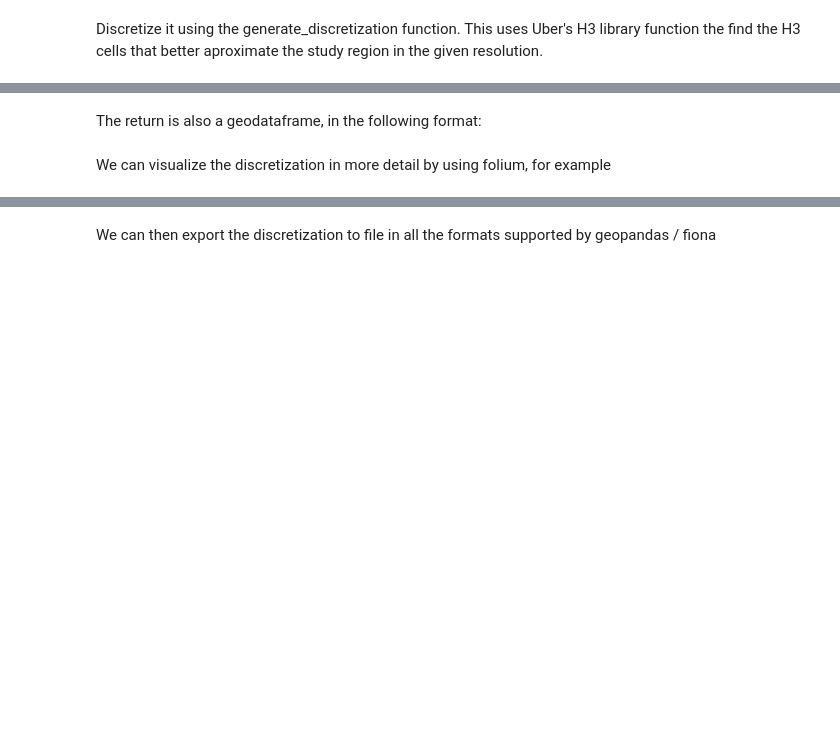
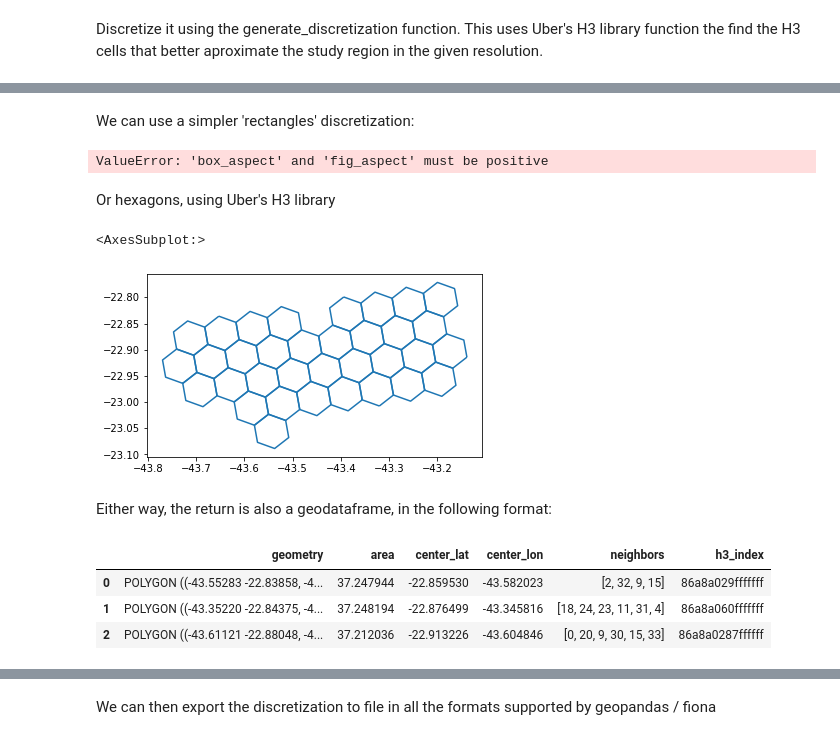
Before and after one commit to amk1710/DiscretizationBox, a Jupyter notebook: examples/discretization_example.ipynb, the cells around one changed output, grey strips where cells are left out. Saved outputs shown, nothing was run; the diff lists cells and outputs as text; code cells hidden in the pictures; blank space fills up the shorter version.

Commit message:
implemente square discretization option

```diff
--- a/examples/discretization_example.ipynb
+++ b/examples/discretization_example.ipynb
@@ -23,3 +21,5 @@ data_path = "YOUR_SHAPE_FILE"
+# %%
+data_path = "C:/Users/andrekrauss/Documents/Projeto_PO2/dados/entrada/rj/rj.shp"
 # %%
 gdf = geopandas.read_file(data_path).reset_index()
 gdf.plot()
@@ -30,9 +50,24 @@ help(DiscretizationBox.generate_discretization)
+# %% [markdown]
+We can use a simpler 'rectangles' discretization:
+# %%
+discretized_gdf = DiscretizationBox.generate_discretization(gdf, shape = 'rectangles', nx = 20, ny = 20, neighborhood_type = '8')
+discretized_gdf.boundary.plot()
+# %% [output]
+ValueError: 'box_aspect' and 'fig_aspect' must be positive
+# %% [markdown]
+Or hexagons, using Uber's H3 library
 # %%
-hex_gdf = DiscretizationBox.generate_discretization(gdf, shape = 'hexagons', h3_discretization_level = 6)
-hex_gdf.plot()
+discretized_gdf = DiscretizationBox.generate_discretization(gdf, shape = 'hexagons', h3_discretization_level = 6)
+discretized_gdf.boundary.plot()
+# %% [output]
+<AxesSubplot:>
+[figure, added]
 # %% [markdown]
-The return is also a geodataframe, in the following format:
+Either way, the return is also a geodataframe, in the following format:
 # %%
-hex_gdf.head(3)
+discretized_gdf.head(3)
+# %% [output]
+|  | geometry | area | center_lat | center_lon | neighbors | h3_index |
+| 0 | POLYGON ((-43.55283 -22.83858, -4... | 37.247944 | -22.859530 | -43.582023 | [2, 32, 9, 15] | 86a8a029fffffff |
+| 1 | POLYGON ((-43.35220 -22.84375, -4... | 37.248194 | -22.876499 | -43.345816 | [18, 24, 23, 11, 31, 4] | 86a8a060fffffff |
+| 2 | POLYGON ((-43.61121 -22.88048, -4... | 37.212036 | -22.913226 | -43.604846 | [0, 20, 9, 30, 15, 33] | 86a8a0287ffffff |
-# %% [markdown]
-We can visualize the discretization in more detail by using folium, for example
```
Also changed, not shown: parts of 6 cells of this notebook, 3 other files.
